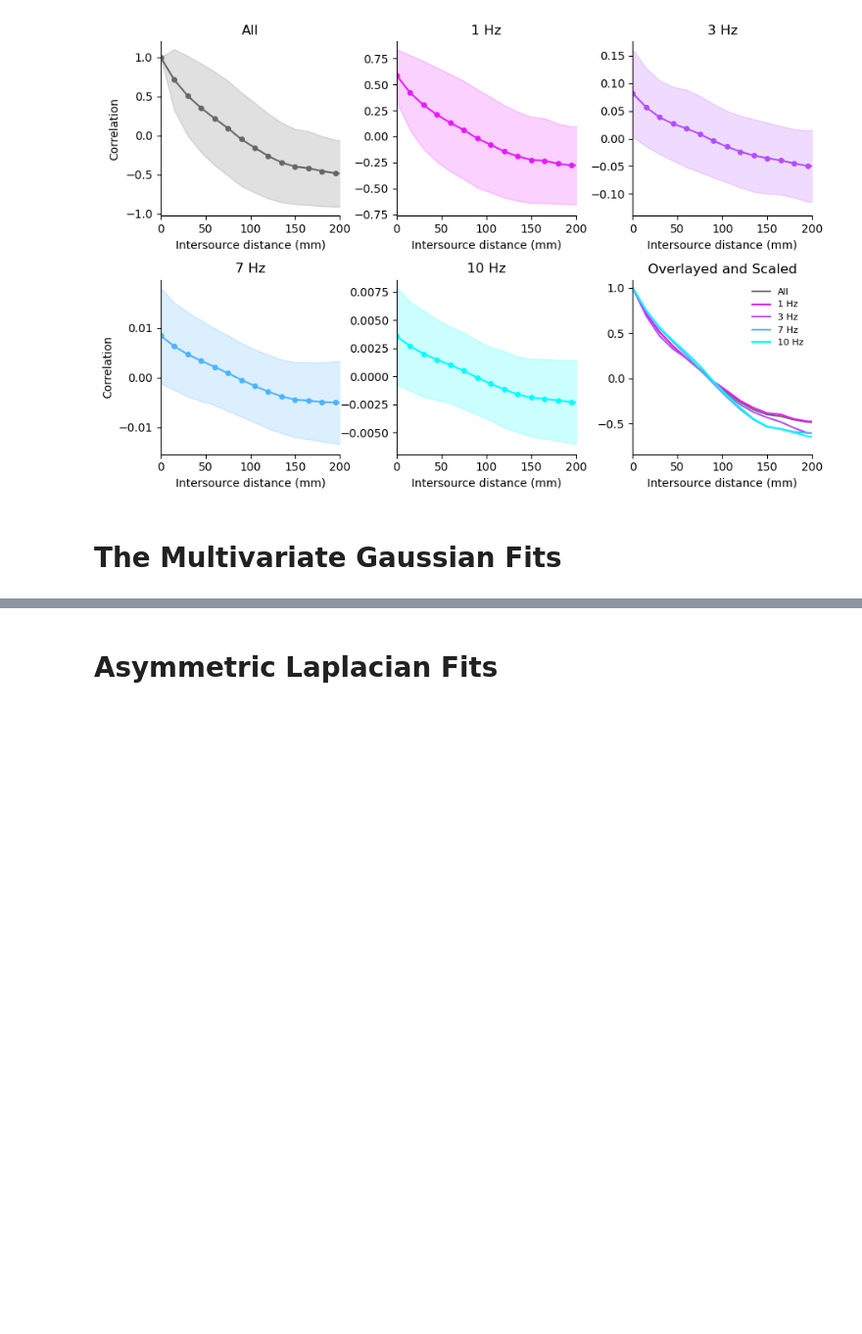
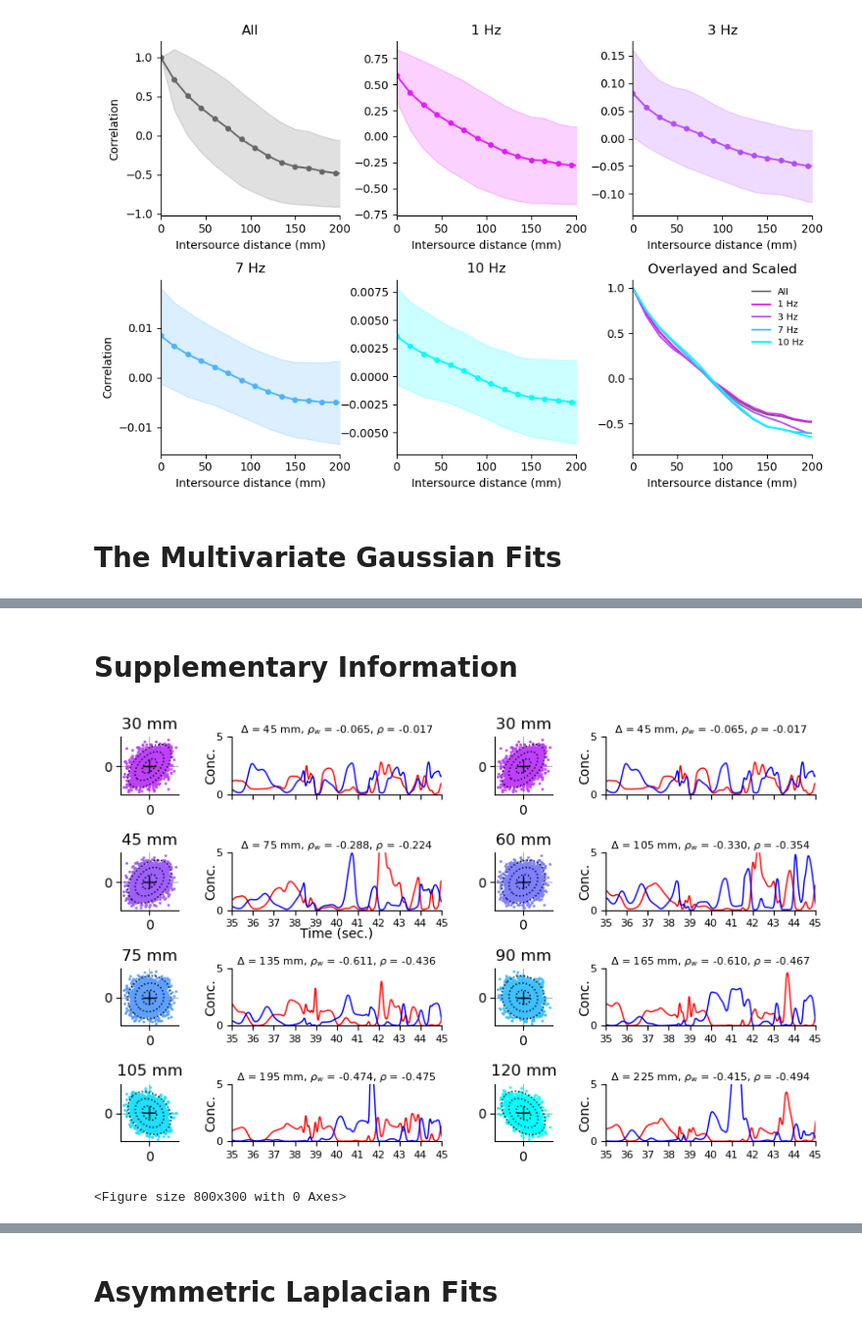
Before and after one commit to stootoon/fisher-plumes, a Jupyter notebook: make_figs.ipynb, the cells around one changed output, grey strips where cells are left out. Shown at 98% size. Drawn from its saved outputs; the diff is of its cells as text; code cells hidden in the pictures; blank space fills up the shorter version.

```diff
--- a/make_figs.ipynb
+++ b/make_figs.ipynb
@@ -208,0 +203,13 @@ Wrote figs/coef_vs_coef_bw.pdf.
+# %% [markdown]
+# Supplementary Information
+# %%
+reload(fpf)
+figure(figsize=(8,5))
+coef_ax, trace_ax = fpf.plot_coef_vs_coef_and_traces(Fbw, 5, [1, 1, 2, 3, 4, 5, 6, 7], n_per_row = 2, y_lim=[0,5],t_lim = [35,45], dt = 1)
+for ax in coef_ax:
+    ax.set_xlabel("")
+    ax.set_ylabel("")
+tight_layout()
+# %% [output]
+[figure, added]
+<Figure size 800x300 with 0 Axes>
```
Also changed, not shown: parts of 12 cells of this notebook, 9 other files.
